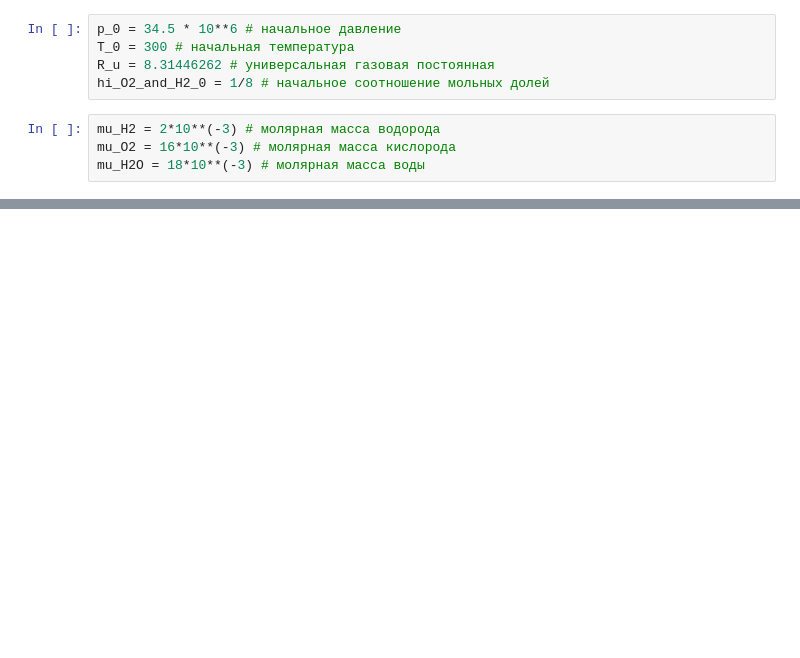
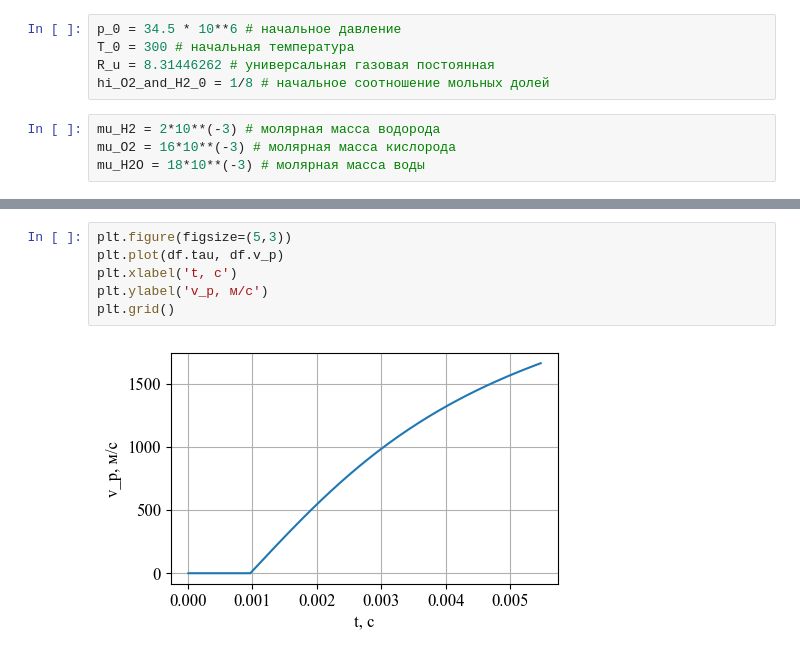
Before and after one commit to SamoilovSD/new_ballistic, a Jupyter notebook: new_ballistic_system.ipynb, the cells around one changed output, grey strips where cells are left out. Drawn from its saved outputs; the diff is of its cells as text; blank space fills up the shorter version.

```diff
--- a/new_ballistic_system.ipynb
+++ b/new_ballistic_system.ipynb
@@ -325,2 +273,10 @@ v_p_arr[-1], max(p_m_arr/10**6)
+# %%
+plt.figure(figsize=(5,3))
+plt.plot(df.tau, df.v_p)
+plt.xlabel('t, с')
+plt.ylabel('v_p, м/с')
+plt.grid()
+# %% [output]
+[figure, added]
 # %%
 plt.figure(figsize=(5,3))
```
Also changed, not shown: parts of 27 cells of this notebook.
